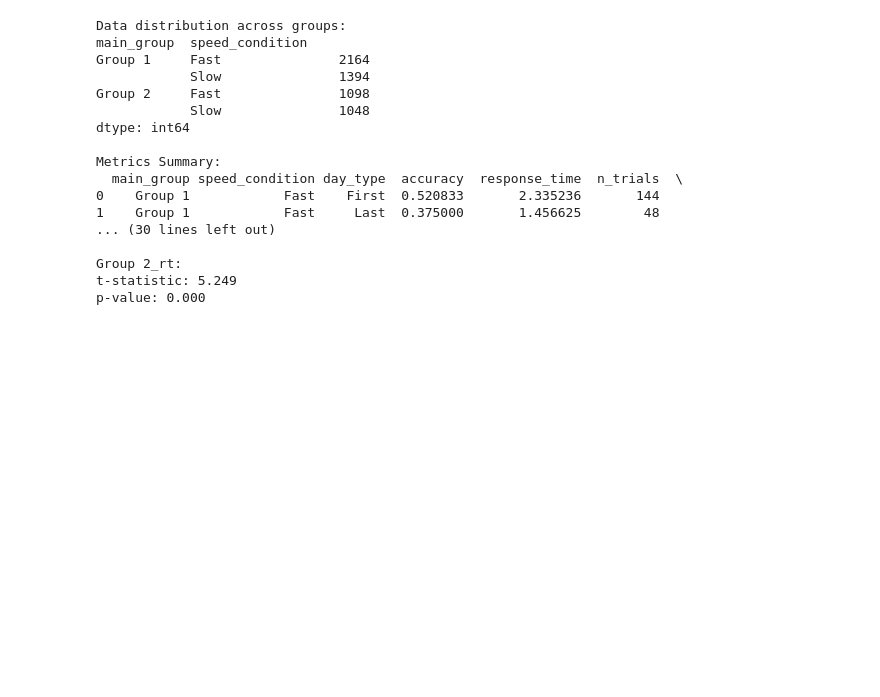
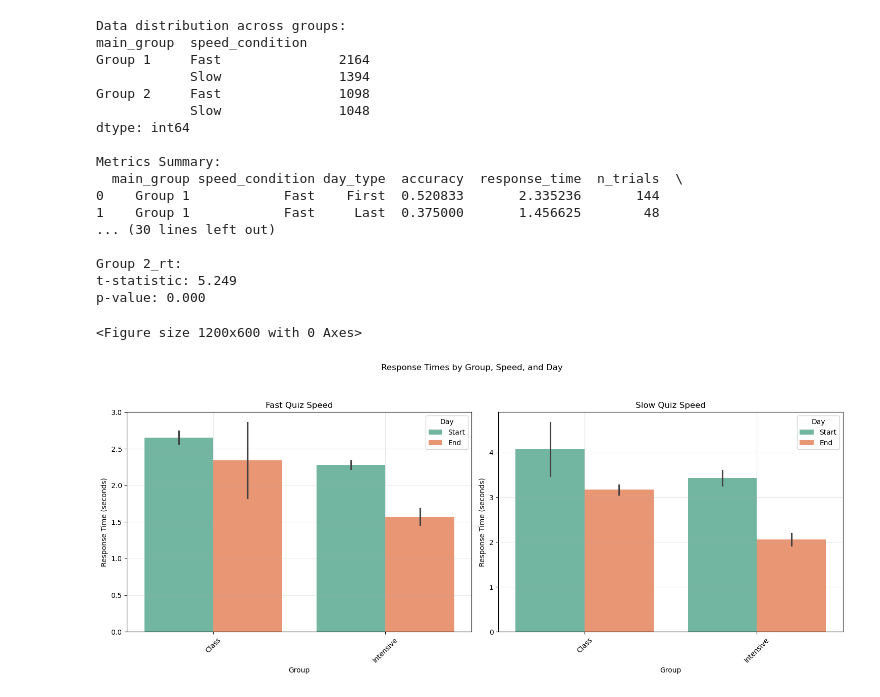
Before and after one commit to m6urns/muller-lyer-replication, a Jupyter notebook: notebooks/results-analyze.ipynb, the cells around one changed output. Drawn from its saved outputs; the diff is of its cells as text; code cells hidden in the pictures; blank space fills up the shorter version.

Commit message:
Add a plot of response times for class and intensive

```diff
--- a/notebooks/results-analyze.ipynb
+++ b/notebooks/results-analyze.ipynb
@@ -121,3 +121,53 @@ Metrics Summary:
 Group 2_rt:
 t-statistic: 5.249
 p-value: 0.000
+# %%
+
+data = {
+    'Group': ['Class', 'Class', 'Class', 'Class', 'Class', 'Class', 'Class', 'Class',
+              'Intensive', 'Intensive', 'Intensive', 'Intensive', 'Intensive', 'Intensive', 'Intensive', 'Intensive'],
+    'Condition': ['Experimental', 'Experimental', 'Experimental', 'Experimental', 'Control', 'Control', 'Control', 'Control',
+                 'Experimental', 'Experimental', 'Experimental', 'Experimental', 'Control', 'Control', 'Control', 'Control'],
+    'Quiz Speed': ['Fast', 'Fast', 'Slow', 'Slow', 'Fast', 'Fast', 'Slow', 'Slow',
+                  'Fast', 'Fast', 'Slow', 'Slow', 'Fast', 'Fast', 'Slow', 'Slow'],
+    'Day': ['Start', 'End', 'Start', 'End', 'Start', 'End', 'Start', 'End',
+            'Start', 'End', 'Start', 'End', 'Start', 'End', 'Start', 'End'],
+    'Accuracy (Mean)': [0.194, 0.453, 0.109, 0.484, 0.313, 0.469, 0.354, 0.406,
+                       0.521, 0.375, 0.563, 0.375, 0.547, 0.62, 0.46, 0.78],
+    'Response Time (Mean)': [2.57, 1.83, 3.48, 3.06, 2.74, 2.86, 4.67, 3.28,
+                           2.34, 1.46, 3.6, 1.93, 2.23, 1.69, 3.26, 2.2],
+    'N Trials': [160, 128, 128, 128, 48, 32, 48, 32,
+                 144, 48, 144, 48, 48, 50, 50, 50]
+}
+
+df = pd.DataFrame(data)
+# %%
+
+plt.figure(figsize=(12, 6))
+
+fig, (ax1, ax2) = plt.subplots(1, 2, figsize=(15, 6))
+
+# Plot Fast speeds
+fast_data = df[df['Quiz Speed'] == 'Fast']
+sns.barplot(data=fast_data, x='Group', y='Response Time (Mean)',
+            hue='Day', ax=ax1, palette='Set2')
+ax1.set_title('Fast Quiz Speed')
+ax1.set_ylabel('Response Time (seconds)')
+
+# Plot Slow speeds
+slow_data = df[df['Quiz Speed'] == 'Slow']
+sns.barplot(data=slow_data, x='Group', y='Response Time (Mean)',
+            hue='Day', ax=ax2, palette='Set2')
+ax2.set_title('Slow Quiz Speed')
+ax2.set_ylabel('Response Time (seconds)')
+
+for ax in [ax1, ax2]:
+    ax.grid(True, alpha=0.3)
+    ax.set_xticklabels(ax.get_xticklabels(), rotation=45)
+
+plt.suptitle('Response Times by Group, Speed, and Day', y=1.05)
+plt.tight_layout()
+plt.show()
+# %% [output]
+<Figure size 1200x600 with 0 Axes>
+[figure, added]
```
